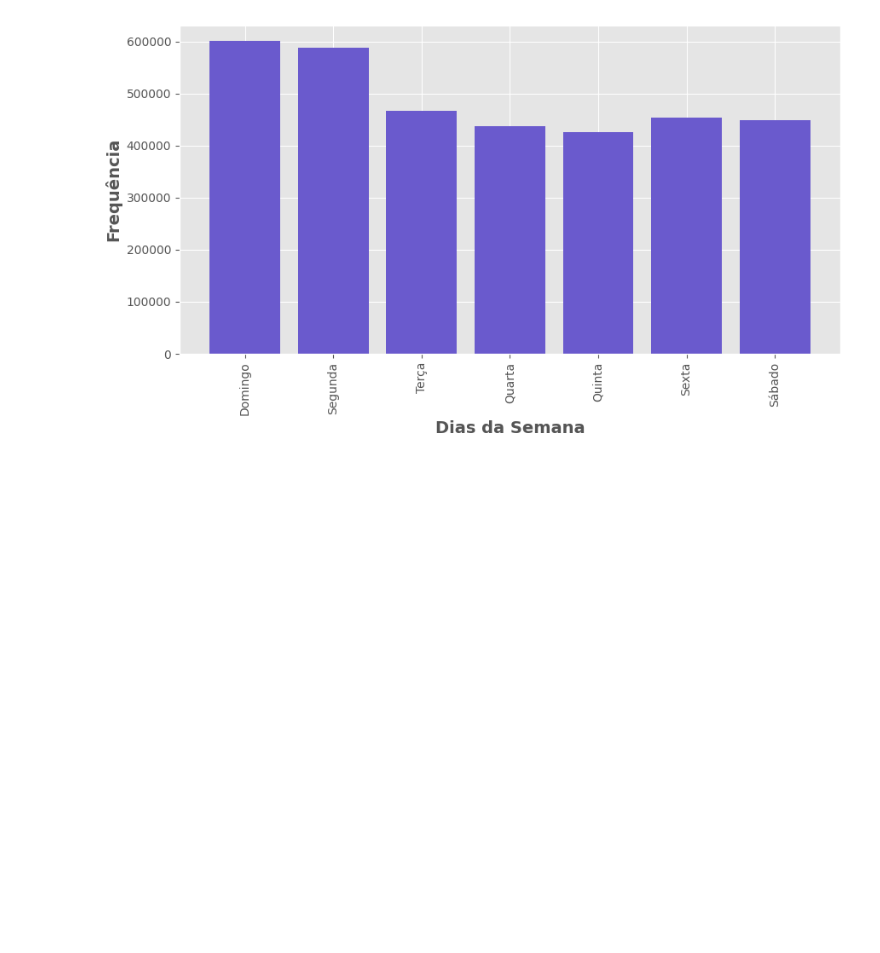
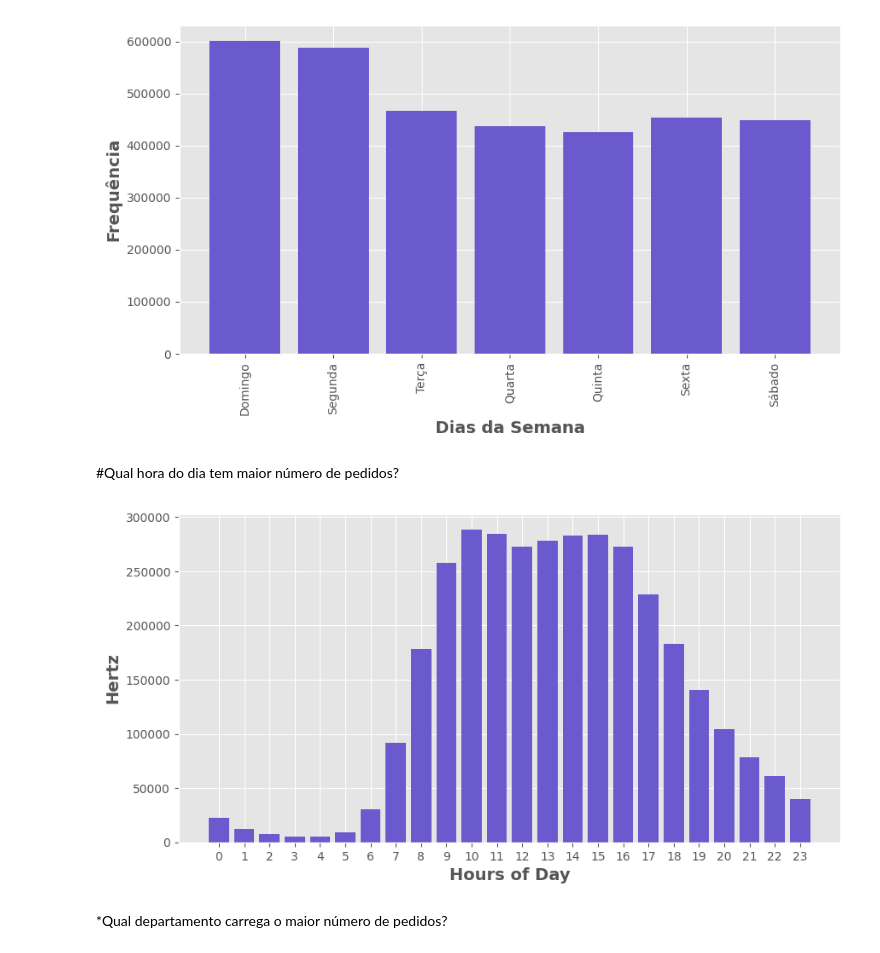
Before and after one commit to Lopes-debug/Data_Analysis_6_py, a Jupyter notebook: project_06.ipynb, the cells around one changed output. Drawn from its saved outputs; the diff is of its cells as text; code cells hidden in the pictures; blank space fills up the shorter version.

```diff
--- a/project_06.ipynb
+++ b/project_06.ipynb
@@ -106,3 +106,21 @@ plt.xticks(x,['Domingo', 'Segunda', 'Terça', 'Quarta', 'Quinta', 'Sexta', 'Sáb
 plt.show()
 # %% [output]
 [figure]
+# %% [markdown]
+#Qual hora do dia tem maior número de  pedidos?
+# %%
+x = list(range(0,24))
+y = []
+for i in range(24):
+    y.append(orders[orders['order_hour_of_day']==i].shape[0])
+# %%
+plt.figure(figsize=(10,5))
+plt.bar(x, y, color='slateblue')
+plt.xlabel('Hours of Day', fontsize=14, fontweight='bold')
+plt.ylabel('Hertz', fontsize=14, fontweight='bold')
+plt.xticks(x)
+plt.show()
+# %% [output]
+[figure, added]
+# %% [markdown]
+*Qual departamento carrega o maior número de pedidos?
```
Also changed, not shown: parts of 5 cells of this notebook.
